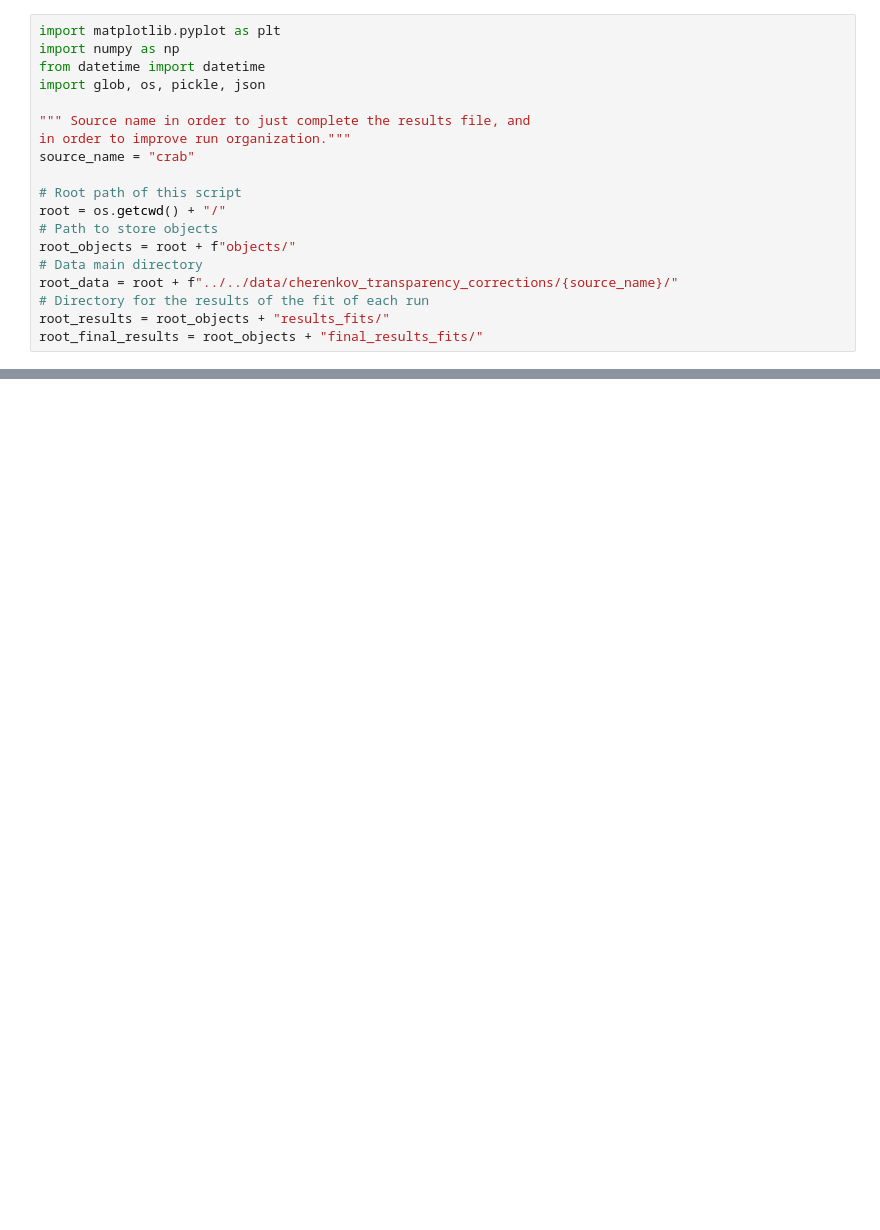
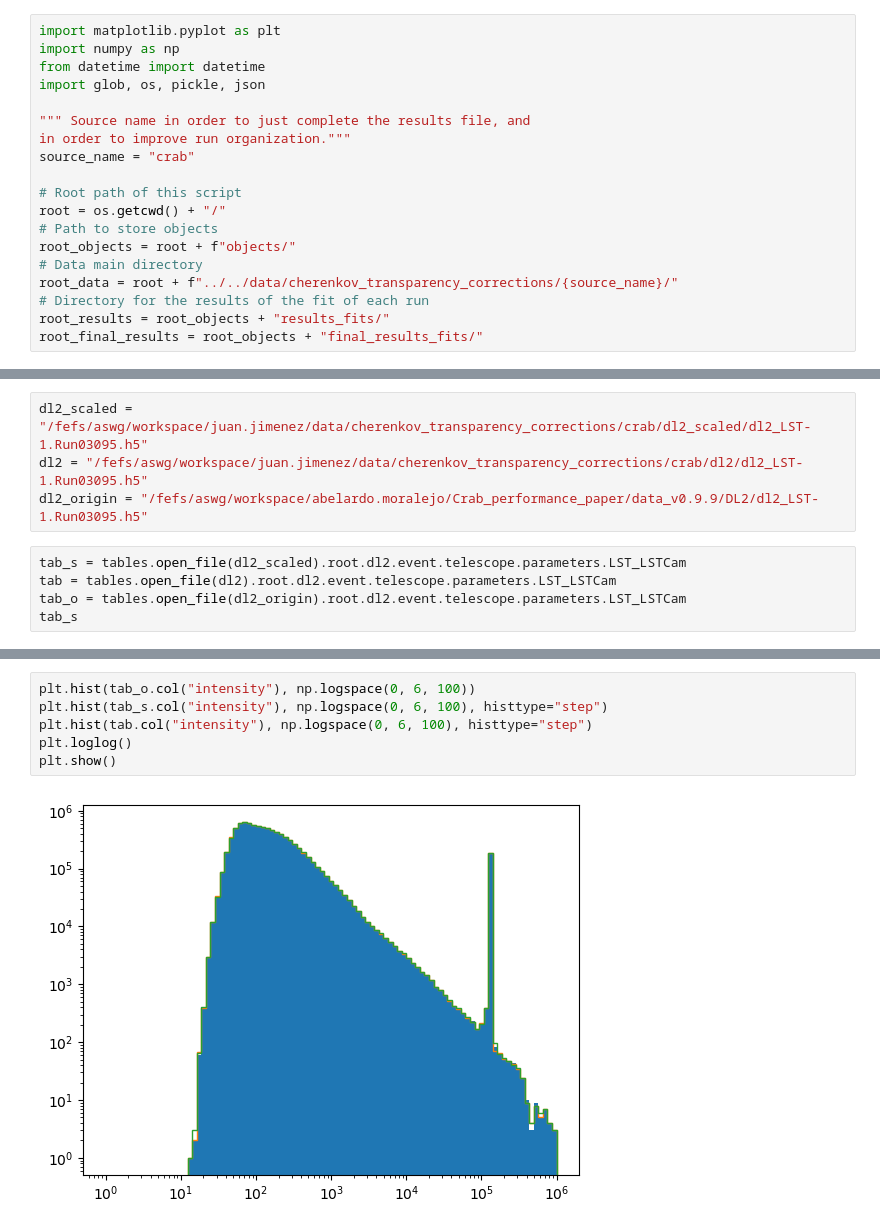
Before and after one commit to juanjq/cherenkov_transparency_corrections, a Jupyter notebook: data_processing_srunwise/notebook_6_analysis_results.ipynb, the cells around one changed output, grey strips where cells are left out. Cells and saved outputs as stored; diff of their text form; blank space fills up the shorter version.

```diff
--- a/data_processing_srunwise/notebook_6_analysis_results.ipynb
+++ b/data_processing_srunwise/notebook_6_analysis_results.ipynb
@@ -367 +393,10 @@ for srun in range(70):
 ... (58 outputs left out)
+# %%
+dl2_scaled = "/fefs/aswg/workspace/juan.jimenez/data/cherenkov_transparency_corrections/crab/dl2_scaled/dl2_LST-1.Run03095.h5"
+dl2 = "/fefs/aswg/workspace/juan.jimenez/data/cherenkov_transparency_corrections/crab/dl2/dl2_LST-1.Run03095.h5"
+dl2_origin = "/fefs/aswg/workspace/abelardo.moralejo/Crab_performance_paper/data_v0.9.9/DL2/dl2_LST-1.Run03095.h5"
+# %%
+tab_s = tables.open_file(dl2_scaled).root.dl2.event.telescope.parameters.LST_LSTCam
+tab = tables.open_file(dl2).root.dl2.event.telescope.parameters.LST_LSTCam
+tab_o = tables.open_file(dl2_origin).root.dl2.event.telescope.parameters.LST_LSTCam
+tab_s
@@ -367,0 +421,8 @@ for srun in range(70):
+# %%
+plt.hist(tab_o.col("intensity"), np.logspace(0, 6, 100))
+plt.hist(tab_s.col("intensity"), np.logspace(0, 6, 100), histtype="step")
+plt.hist(tab.col("intensity"), np.logspace(0, 6, 100), histtype="step")
+plt.loglog()
+plt.show()
+# %% [output]
+[figure, added]
```
Also changed, not shown: parts of 6 cells of this notebook, 9 other files.
